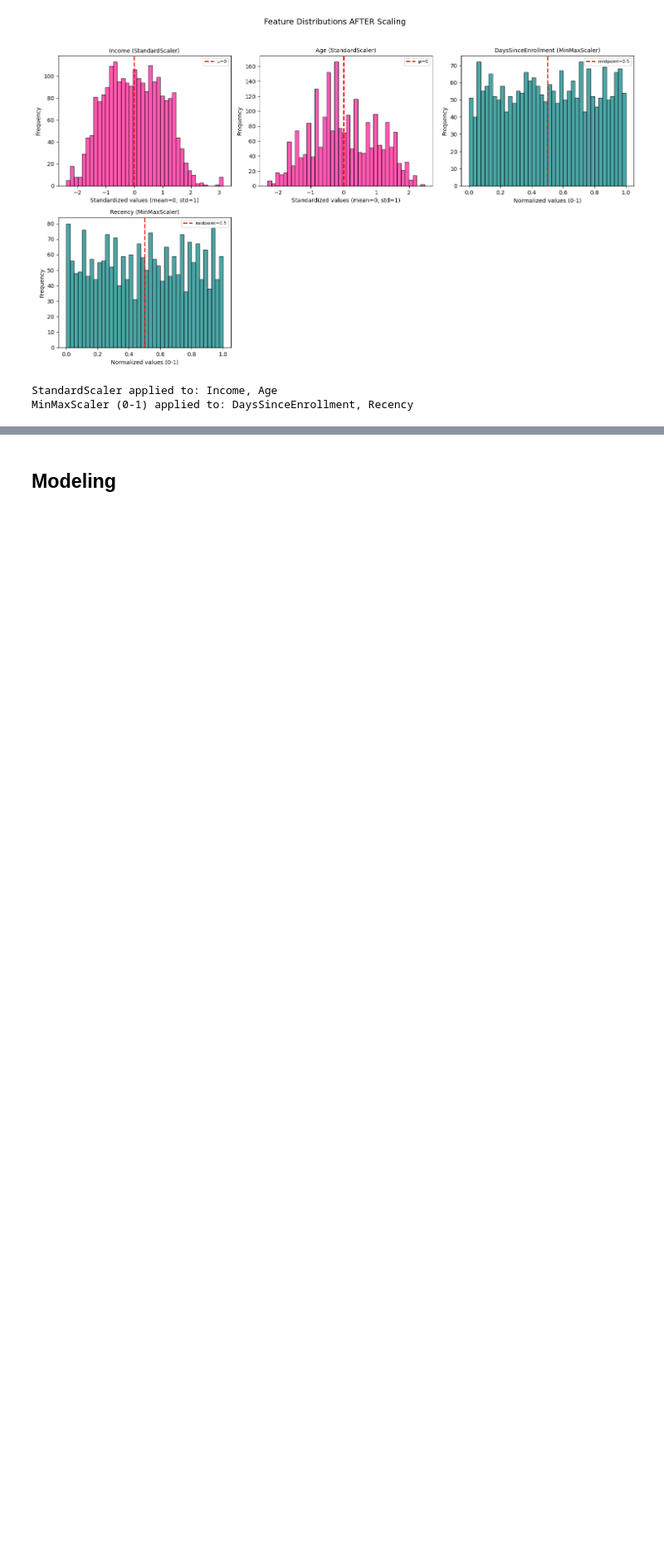
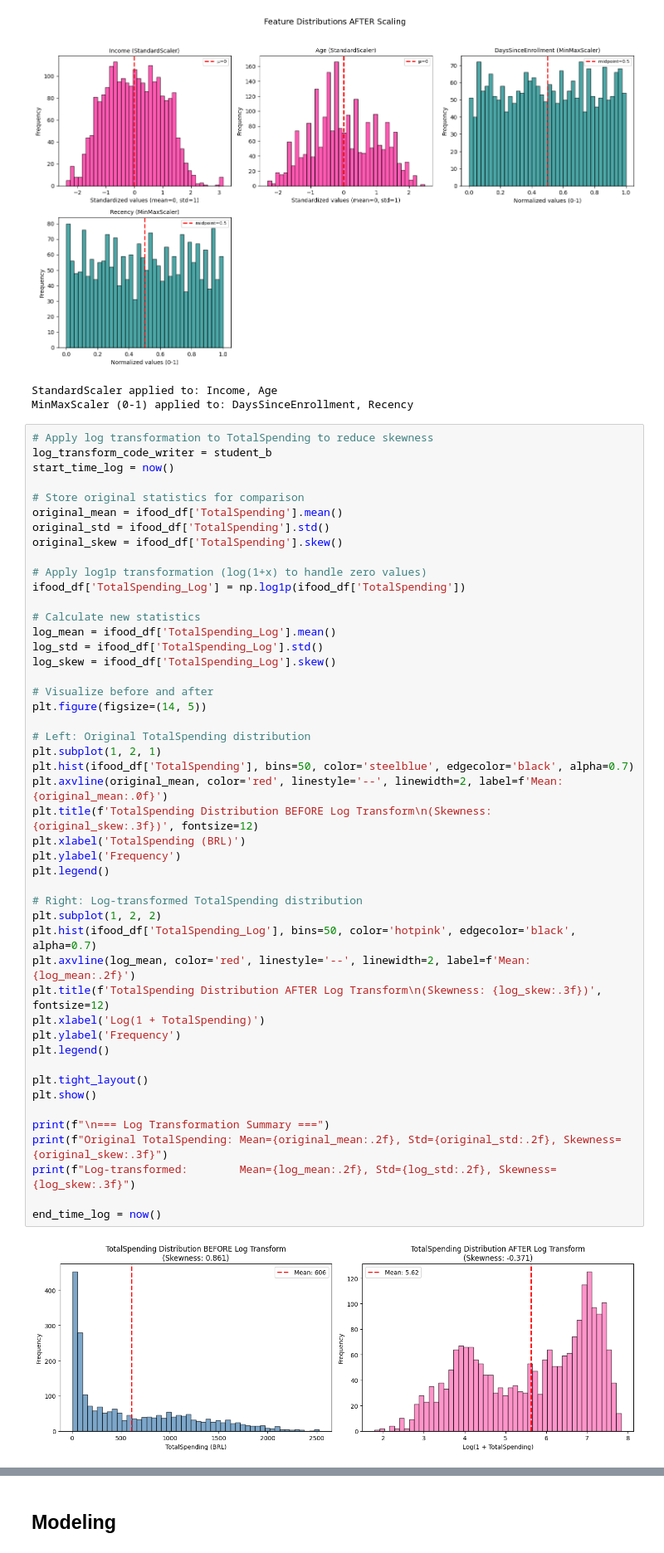
Before and after one commit to dasha-alekseenkova/Business-Intelligence_Lab3, a Jupyter notebook: Cyclists_251201.ipynb, the cells around one changed output, grey strips where cells are left out. Shown at 83% size. Saved outputs shown, nothing was run; the diff lists cells and outputs as text; blank space fills up the shorter version.

```diff
--- a/Cyclists_251201.ipynb
+++ b/Cyclists_251201.ipynb
@@ -2127,3 +2127,52 @@ max                   1.00     1.00
 [figure]
 StandardScaler applied to: Income, Age
 MinMaxScaler (0-1) applied to: DaysSinceEnrollment, Recency
+# %%
+# Apply log transformation to TotalSpending to reduce skewness
+log_transform_code_writer = student_b
+start_time_log = now()
+
+# Store original statistics for comparison
+original_mean = ifood_df['TotalSpending'].mean()
+original_std = ifood_df['TotalSpending'].std()
+original_skew = ifood_df['TotalSpending'].skew()
+
+# Apply log1p transformation (log(1+x) to handle zero values)
+ifood_df['TotalSpending_Log'] = np.log1p(ifood_df['TotalSpending'])
+
+# Calculate new statistics
+log_mean = ifood_df['TotalSpending_Log'].mean()
+log_std = ifood_df['TotalSpending_Log'].std()
+log_skew = ifood_df['TotalSpending_Log'].skew()
+
+# Visualize before and after
+plt.figure(figsize=(14, 5))
+
+# Left: Original TotalSpending distribution
+plt.subplot(1, 2, 1)
+plt.hist(ifood_df['TotalSpending'], bins=50, color='steelblue', edgecolor='black', alpha=0.7)
+plt.axvline(original_mean, color='red', linestyle='--', linewidth=2, label=f'Mean: {original_mean:.0f}')
+plt.title(f'TotalSpending Distribution BEFORE Log Transform\n(Skewness: {original_skew:.3f})', fontsize=12)
+plt.xlabel('TotalSpending (BRL)')
+plt.ylabel('Frequency')
+plt.legend()
+
+# Right: Log-transformed TotalSpending distribution
+plt.subplot(1, 2, 2)
+plt.hist(ifood_df['TotalSpending_Log'], bins=50, color='hotpink', edgecolor='black', alpha=0.7)
+plt.axvline(log_mean, color='red', linestyle='--', linewidth=2, label=f'Mean: {log_mean:.2f}')
+plt.title(f'TotalSpending Distribution AFTER Log Transform\n(Skewness: {log_skew:.3f})', fontsize=12)
+plt.xlabel('Log(1 + TotalSpending)')
+plt.ylabel('Frequency')
+plt.legend()
+
+plt.tight_layout()
+plt.show()
+
+print(f"\n=== Log Transformation Summary ===")
+print(f"Original TotalSpending: Mean={original_mean:.2f}, Std={original_std:.2f}, Skewness={original_skew:.3f}")
+print(f"Log-transformed:        Mean={log_mean:.2f}, Std={log_std:.2f}, Skewness={log_skew:.3f}")
+
+end_time_log = now()
+# %% [output]
+[figure, added]
```
Also changed, not shown: parts of 12 cells of this notebook.
